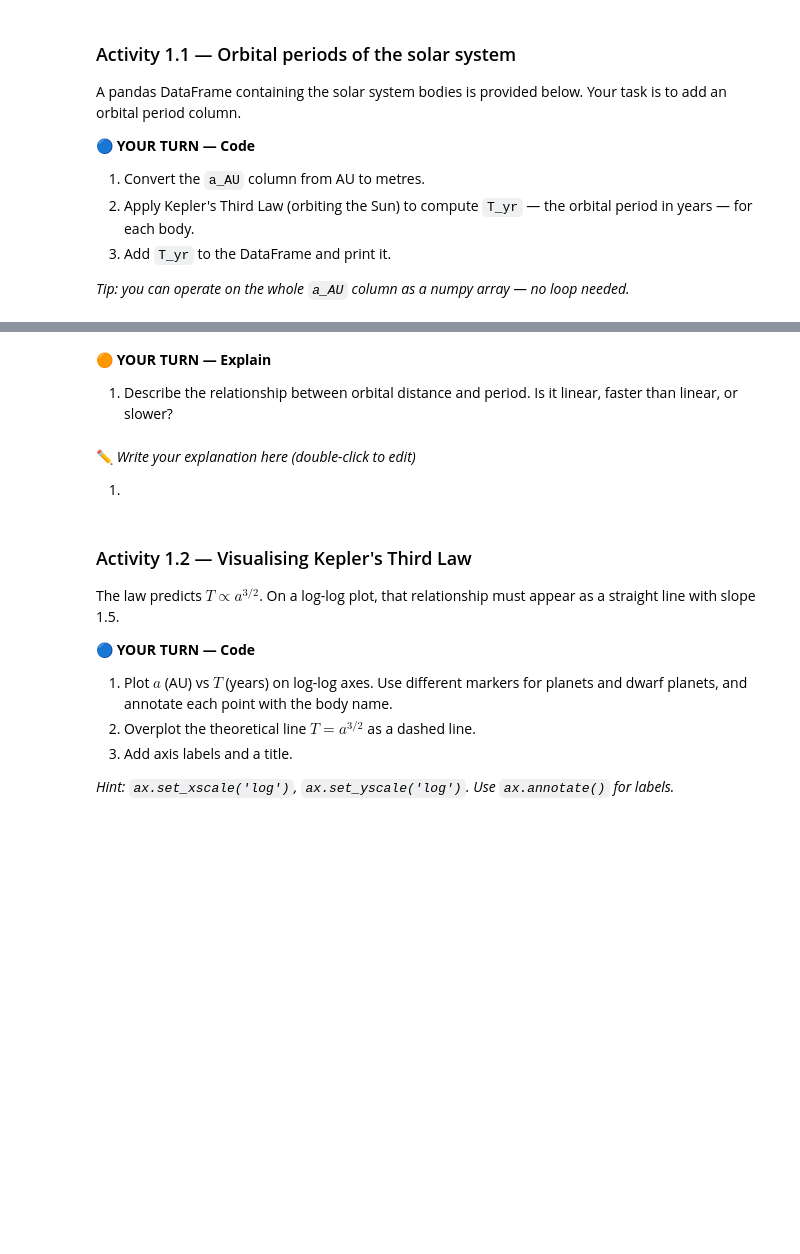
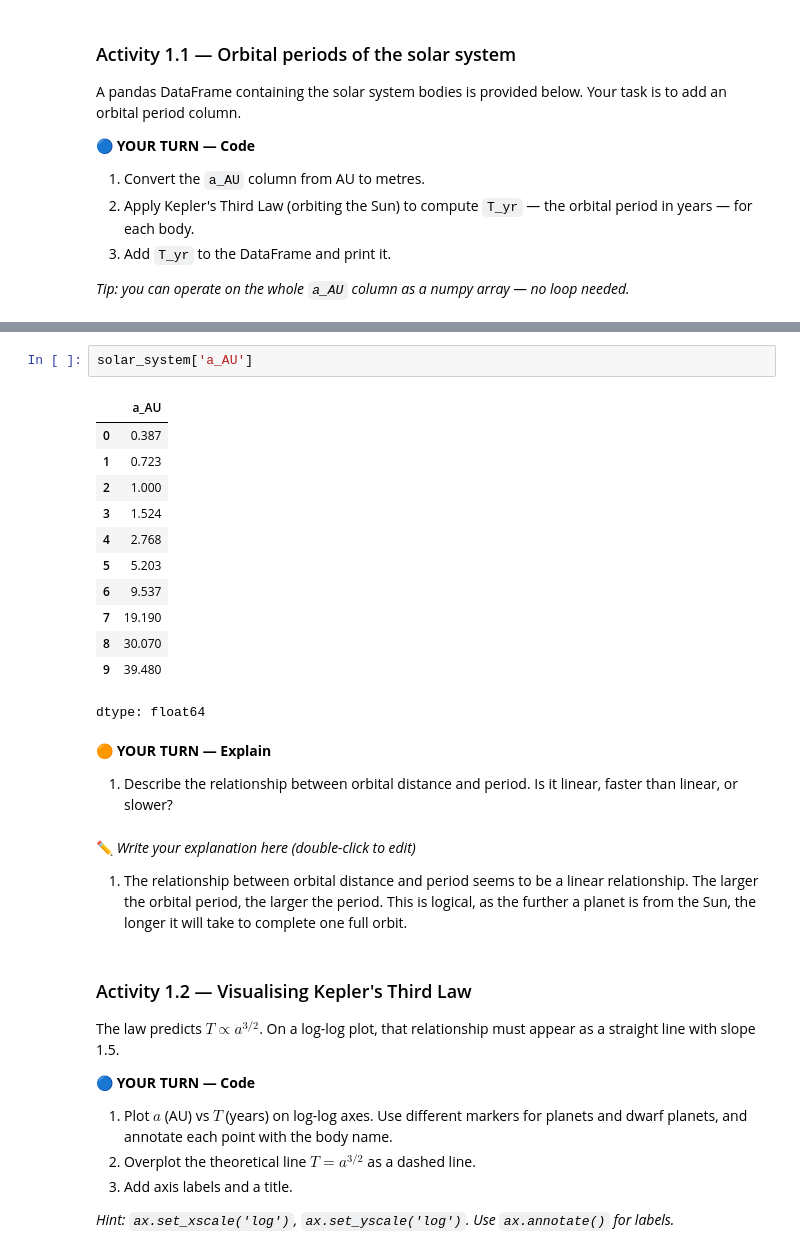
Before and after one commit to eliana-trenerry/NPSC2002-workshops, a Jupyter notebook: Week_02_Orbits_and_Rockets.ipynb, the cells around one changed output, grey strips where cells are left out. Saved outputs shown, nothing was run; the diff lists cells and outputs as text; blank space fills up the shorter version.

```diff
--- a/Week_02_Orbits_and_Rockets.ipynb
+++ b/Week_02_Orbits_and_Rockets.ipynb
@@ -122,3 +146,18 @@ print(solar_system[['body', 'a_AU', 'T_yr']].to_string(index=False))
+# %%
+solar_system['a_AU']
+# %% [output]
+|  | a_AU |
+| 0 | 0.387 |
+| 1 | 0.723 |
+| 2 | 1.000 |
+| 3 | 1.524 |
+| 4 | 2.768 |
+| 5 | 5.203 |
+| 6 | 9.537 |
+| 7 | 19.190 |
+| 8 | 30.070 |
+| 9 | 39.480 |
+dtype: float64
 # %% [markdown]
 🟠 **YOUR TURN — Explain**
 
@@ -126,7 +165,7 @@ print(solar_system[['body', 'a_AU', 'T_yr']].to_string(index=False))
 # %% [markdown]
 ✏️ *Write your explanation here (double-click to edit)*
 
-1.
+1. The relationship between orbital distance and period seems to be a linear relationship. The larger the orbital period, the larger the period. This is logical, as the further a planet is from the Sun, the longer it will take to complete one full orbit.
 # %% [markdown]
 ### Activity 1.2 — Visualising Kepler's Third Law
 
```
Also changed, not shown: parts of 7 cells of this notebook.
